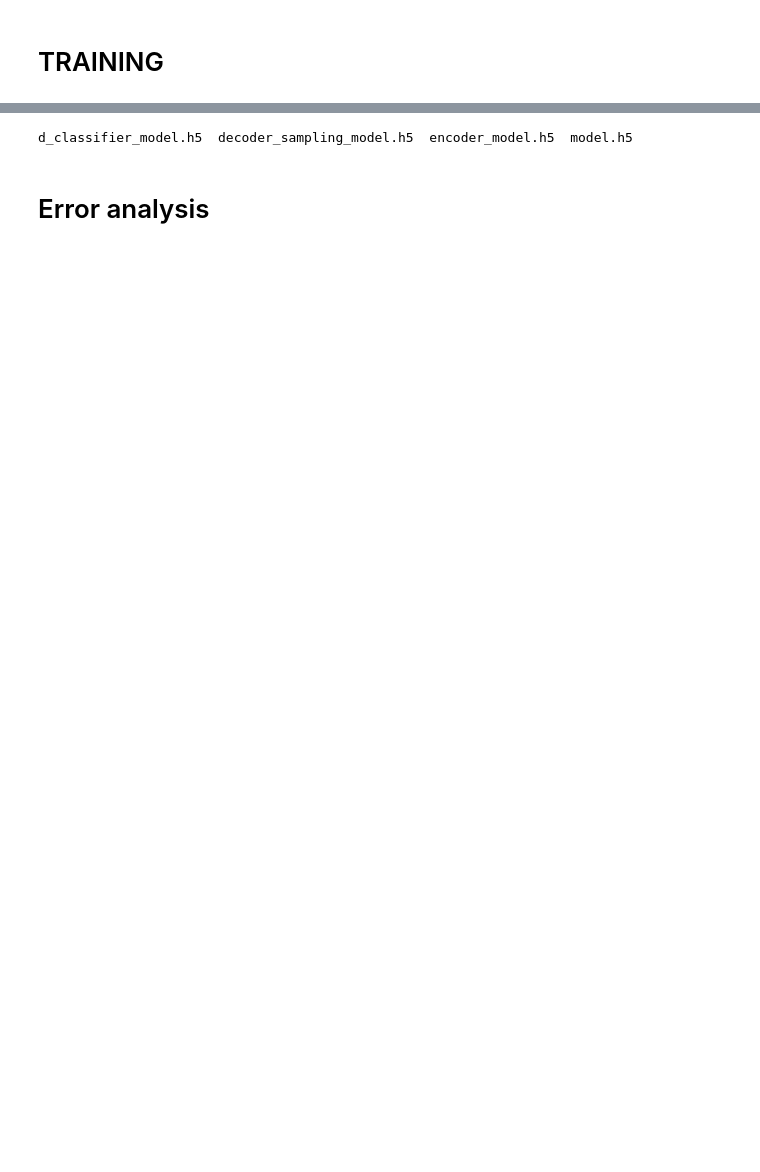
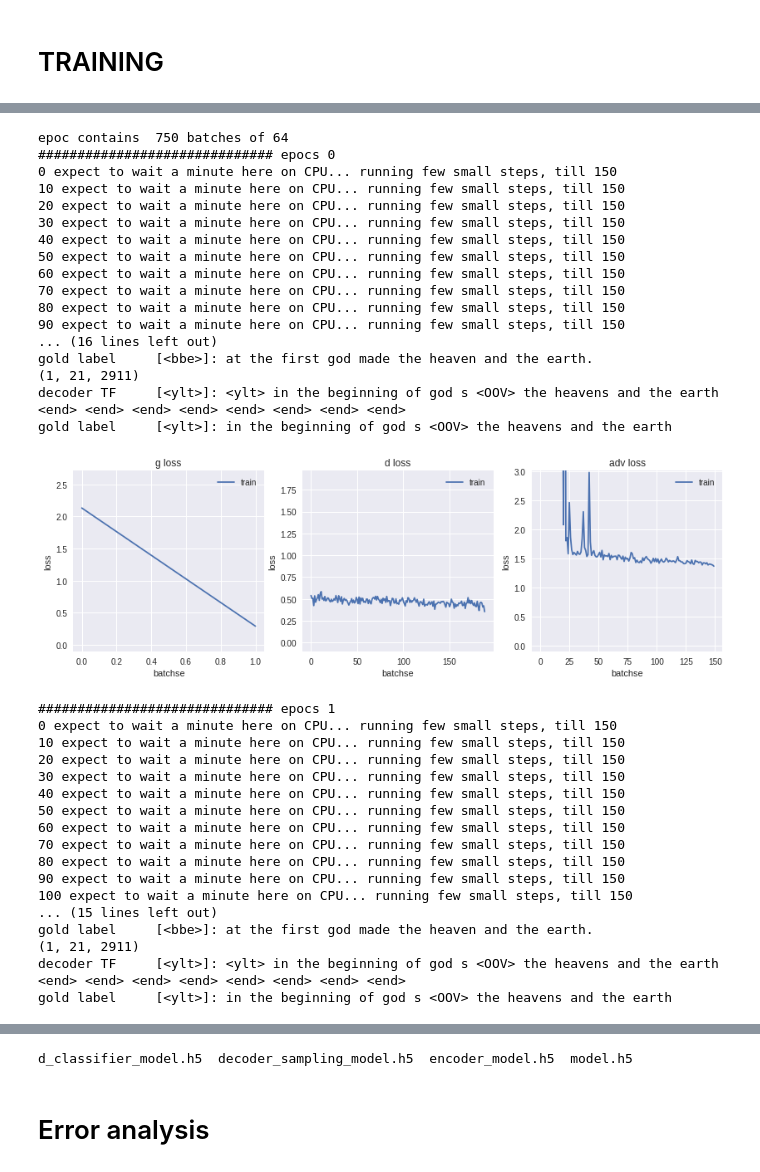
Before and after one commit to assaflehr/language-style-transfer, a Jupyter notebook: notebooks/keras_nlp.ipynb, the cells around one changed output, grey strips where cells are left out. Cells and saved outputs as stored; diff of their text form; code cells hidden in the pictures; blank space fills up the shorter version.

```diff
--- a/notebooks/keras_nlp.ipynb
+++ b/notebooks/keras_nlp.ipynb
@@ -92,9 +222,9 @@ embedding_dim=300 #100-300 good numbers
 
 # for hidden unit of LSTM. Increasing it increase the model strength (and compuation time).
 # increasing should increase fit to train (and when using stronger reguralization/dropout even val)
-latent_dim = 512
+latent_dim = 256
 
-bidi_encoder=True
+bidi_encoder=False
 
 cuddlstm=True
 
@@ -106,3 +236,7 @@ de_lstm_dropout=0.0          #only relevant if NOT cuddlstm.
 de_lstm_recurent_dropout=0.0 #only relevant if NOT cuddlstm
 
 batch_size=64
+
+#how much weight to assign to adv-classifier compared to 1.0 of reconstruction-loss
+# 1.0 - 100.0 means same. 10.0 means ten time more, etc
+adv_loss_weight= 50.0
@@ -507,8 +568,0 @@ def train_adv(adv_model,steps,validation_steps=1):
-# %%
-#show a sample of x_train
-for i in range(0,2):
-  print ('\ntokens  :' , x_train_d[i])
-  print ('as words:',[dataset.index2word[index] for index in x_train_d[i] ])
-  print ('original:',dataset.parsed.train[i][0].split(' '))
-  print (dataset.one_x_as_text(x_train_d[i]))
-  #print (dataset.one_y_as_text(y_train[i]))
@@ -555,8 +630,6 @@ shared_embedding = Embedding(num_encoder_tokens,
 
 def build_encoder_model(encoder_inputs):
 
-
-  #see dropout disucssion: https://github.com/keras-team/keras/issues/7290. iliaschalkidis
   #Dropout(noise_shape=(batch_size, 1, features))
   x = shared_embedding(encoder_inputs)
   if (cuddlstm):
@@ -564,6 +637,7 @@ def build_encoder_model(encoder_inputs):
   else:
     print ('using LSTM with dropout!')
     #need to tune the dropout values (maybe fast.ai tips) , just invented those value
+    #see dropout disucssion: https://github.com/keras-team/keras/issues/7290. iliaschalkidis
     encoder_lstm=LSTM(latent_dim, return_state=True,dropout=en_lstm_dropout,recurrent_dropout=en_lstm_recurent_dropout,name='rnn_encoder')
   if (bidi_encoder):
     encoder_lstm=Bidirectional(encoder_lstm,merge_mode='concat',name='rnn_encoder')
@@ -697,7 +771,7 @@ classifier_model.trainable=False
 #print_trainable(adv_model)
 adv_model.compile(optimizer='adam',
                   loss=['categorical_crossentropy',inverse_categorical_crossentropy],
-                  loss_weights=[1, 1])
+                  loss_weights=[1, adv_loss_weight])
 
 
 #train_g(model,10) # TRAINING WELL!
@@ -841,0 +933,59 @@ decoder sample [t_ylt.csv]: `At singing, counsel counsel day.'" stricken Have fo
+# %%
+print ('epoc contains ',epoc,'batches of', batch_size)
+small_steps=5
+for e in range(50):
+  print ('#'*30,'epocs',e)
+  for i in range(int(epoc/small_steps)):
+    if i%10 ==0:print (i,'expect to wait a minute here on CPU... running few small steps, till',int(epoc/small_steps))
+
+    for j in range(10): #train d until it has a reasnbile value. or enough steps passed
+      train_d(d,small_steps)
+      l=loss_history_d.losses['loss'][-1:][0]
+      if l<0.5:
+        break
+
+    train_adv(adv_model,small_steps)
+  show_sample('train',sample_id=[0],teacher_forcing=True)   #,8000+0
+  plt_all()
+print ('done')
+
+models      = [encoder_model   , model,    decoder_sampling_model,   d_classifier_model] #rest can be built from them?
+model_names = ['encoder_model', 'model', 'decoder_sampling_model','d_classifier_model' ] #rest can be built from them?
+#Persistency().load_weights_from('models/2018-07-15_10-15-21',models,model_names)
+Persistency().save_weights(models,model_names) #not run yet....
+# %% [output]
+epoc contains  750 batches of 64
+############################## epocs 0
+0 expect to wait a minute here on CPU... running few small steps, till 150
+10 expect to wait a minute here on CPU... running few small steps, till 150
+20 expect to wait a minute here on CPU... running few small steps, till 150
+30 expect to wait a minute here on CPU... running few small steps, till 150
+40 expect to wait a minute here on CPU... running few small steps, till 150
+50 expect to wait a minute here on CPU... running few small steps, till 150
+60 expect to wait a minute here on CPU... running few small steps, till 150
+70 expect to wait a minute here on CPU... running few small steps, till 150
+80 expect to wait a minute here on CPU... running few small steps, till 150
+90 expect to wait a minute here on CPU... running few small steps, till 150
+... (16 lines left out)
+gold label     [<bbe>]: at the first god made the heaven and the earth.
+(1, 21, 2911)
+decoder TF     [<ylt>]: <ylt> in the beginning of god s <OOV> the heavens and the earth <end> <end> <end> <end> <end> <end> <end> <end>
+gold label     [<ylt>]: in the beginning of god s <OOV> the heavens and the earth
+[figure, added]
+############################## epocs 1
+0 expect to wait a minute here on CPU... running few small steps, till 150
+10 expect to wait a minute here on CPU... running few small steps, till 150
+20 expect to wait a minute here on CPU... running few small steps, till 150
+30 expect to wait a minute here on CPU... running few small steps, till 150
+40 expect to wait a minute here on CPU... running few small steps, till 150
+50 expect to wait a minute here on CPU... running few small steps, till 150
+60 expect to wait a minute here on CPU... running few small steps, till 150
+70 expect to wait a minute here on CPU... running few small steps, till 150
+80 expect to wait a minute here on CPU... running few small steps, till 150
+90 expect to wait a minute here on CPU... running few small steps, till 150
+100 expect to wait a minute here on CPU... running few small steps, till 150
+... (15 lines left out)
+gold label     [<bbe>]: at the first god made the heaven and the earth.
+(1, 21, 2911)
+decoder TF     [<ylt>]: <ylt> in the beginning of god s <OOV> the heavens and the earth <end> <end> <end> <end> <end> <end> <end> <end>
+gold label     [<ylt>]: in the beginning of god s <OOV> the heavens and the earth
```
Also changed, not shown: parts of 29 cells of this notebook.
